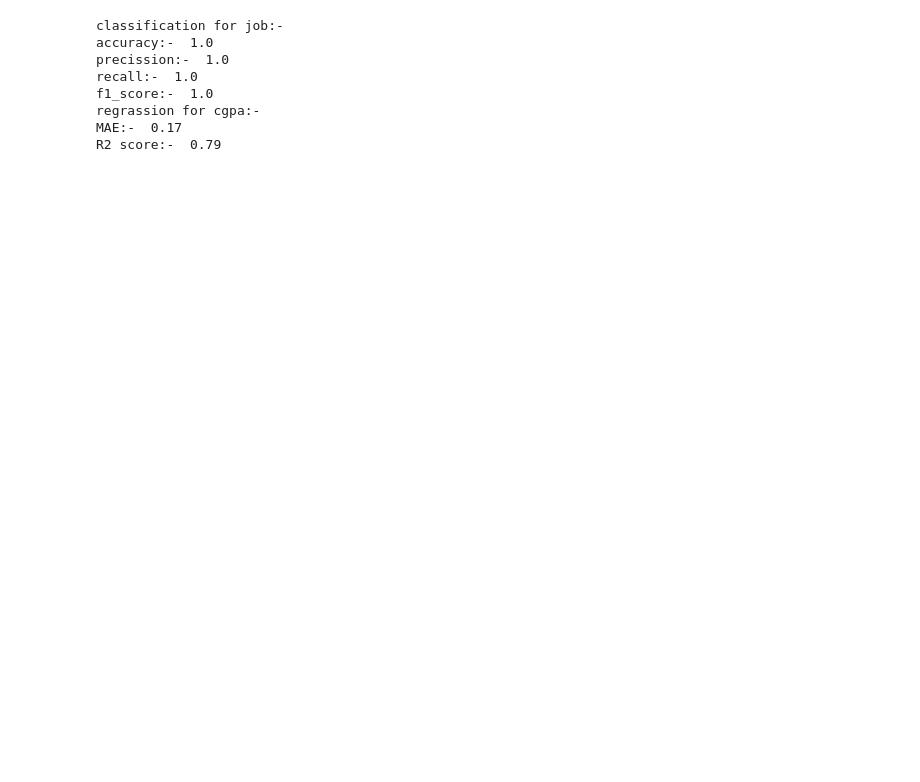
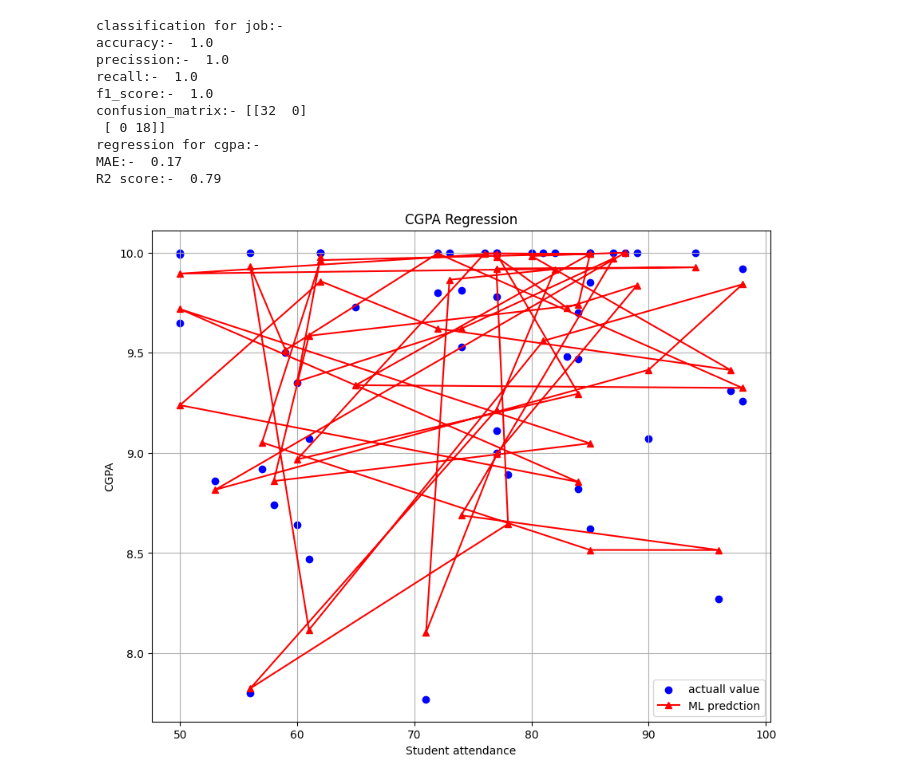
Before and after one commit to sandipchakr/Student-Performance-Job-Placement-Prediction, a Jupyter notebook: Project_2.ipynb, the cells around one changed output. Saved outputs shown, nothing was run; the diff lists cells and outputs as text; code cells hidden in the pictures; blank space fills up the shorter version.

Commit message:
Visualization

```diff
--- a/Project_2.ipynb
+++ b/Project_2.ipynb
@@ -5,6 +5,8 @@ from sklearn.preprocessing import LabelEncoder,OneHotEncoder
 from sklearn.tree import DecisionTreeRegressor,DecisionTreeClassifier
 from sklearn.ensemble import RandomForestRegressor
 from sklearn.metrics import accuracy_score,recall_score,precision_score,confusion_matrix,f1_score,mean_absolute_error,r2_score
+
+import matplotlib.pyplot as plt
 
 ## pre processing:-
 data = pd.read_csv("student_performance_job.csv")
@@ -24,34 +26,61 @@ y_cgpa = data["CGPA"]
 x_train_cgpa, x_test_cgpa, y_cgpa_train,y_cgpa_test = train_test_split(x,y_cgpa,test_size=0.2, random_state=42)
 x_train_job,x_test_job,y_job_train,y_job_test = train_test_split(x,y_job,test_size=0.2,random_state=42)
 
 ## model selection:-
-model_cgpa = DecisionTreeRegressor(max_depth=3,random_state=42)
-# model_cgpa = RandomForestRegressor(n_estimators=100, random_state=42)
+# model_cgpa = DecisionTreeRegressor(max_depth=3,random_state=42)
+model_cgpa = RandomForestRegressor(n_estimators=100, random_state=42)
 model_job = DecisionTreeClassifier(max_depth=3,random_state=42)
 
 ## train the model:-
 model_job.fit(x_train_job,y_job_train)
 model_cgpa.fit(x_train_cgpa,y_cgpa_train)
 
 ## predict:-
 predict_job = model_job.predict(x_test_job)
 predict_cgpa = model_cgpa.predict(x_test_cgpa)
 
 print("classification for job:- ")
 print("accuracy:- ",accuracy_score(y_job_test,predict_job))
 print("precission:- ",precision_score(y_job_test,predict_job))
 print("recall:- ",recall_score(y_job_test,predict_job))
 print("f1_score:- ",f1_score(y_job_test,predict_job))
+print("confusion_matrix:-",confusion_matrix(y_job_test,predict_job))
 
-print("regrassion for cgpa:-")
+print("regression for cgpa:-")
 print("MAE:- ",round(mean_absolute_error(y_cgpa_test,predict_cgpa),2))
 print("R2 score:- ",round(r2_score(y_cgpa_test,predict_cgpa),2))
+
+plt.figure(figsize=(10,8))
+plt.scatter(x_test_cgpa["AttendanceRate"],y_cgpa_test,color="blue",marker="o",label = "actuall value")
+plt.plot(x_test_cgpa["AttendanceRate"],predict_cgpa,marker="^",color="red",label = "ML predction")
+plt.title("CGPA Regression")
+plt.xlabel("Student attendance")
+plt.ylabel("CGPA")
+plt.grid()
+plt.legend()
+
+plt.show()
+
+
+plt.figure(figsize=(10,8))
+plt.scatter(x_test_job["AttendanceRate"],y_job_test,color="blue",marker="o",label = "actuall value")
+plt.plot(x_test_job["AttendanceRate"],predict_job,marker="^",color="red",label = "ML predction")
+plt.title("Job Classification")
+plt.xlabel("Student attendance")
+plt.ylabel("job status")
+plt.grid()
+plt.legend()
+
+plt.show()
 # %% [output]
 classification for job:-
 accuracy:-  1.0
 precission:-  1.0
 recall:-  1.0
 f1_score:-  1.0
-regrassion for cgpa:-
+confusion_matrix:- [[32  0]
+ [ 0 18]]
+regression for cgpa:-
 MAE:-  0.17
 R2 score:-  0.79
+[figure, added]
```
Also changed, not shown: parts of 1 cell of this notebook.
